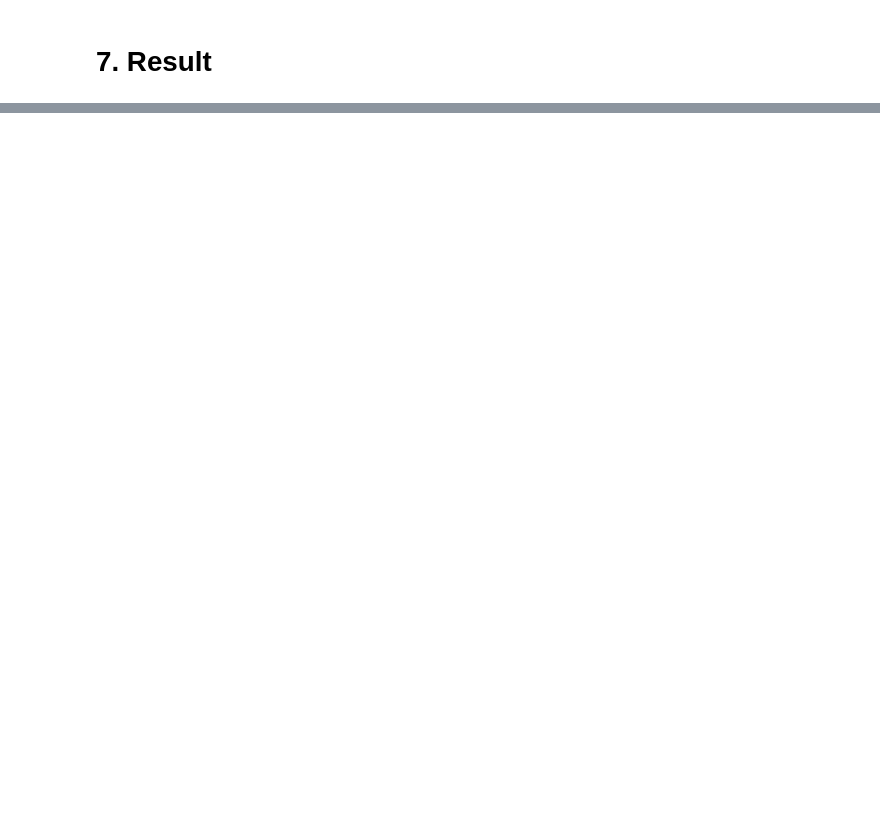
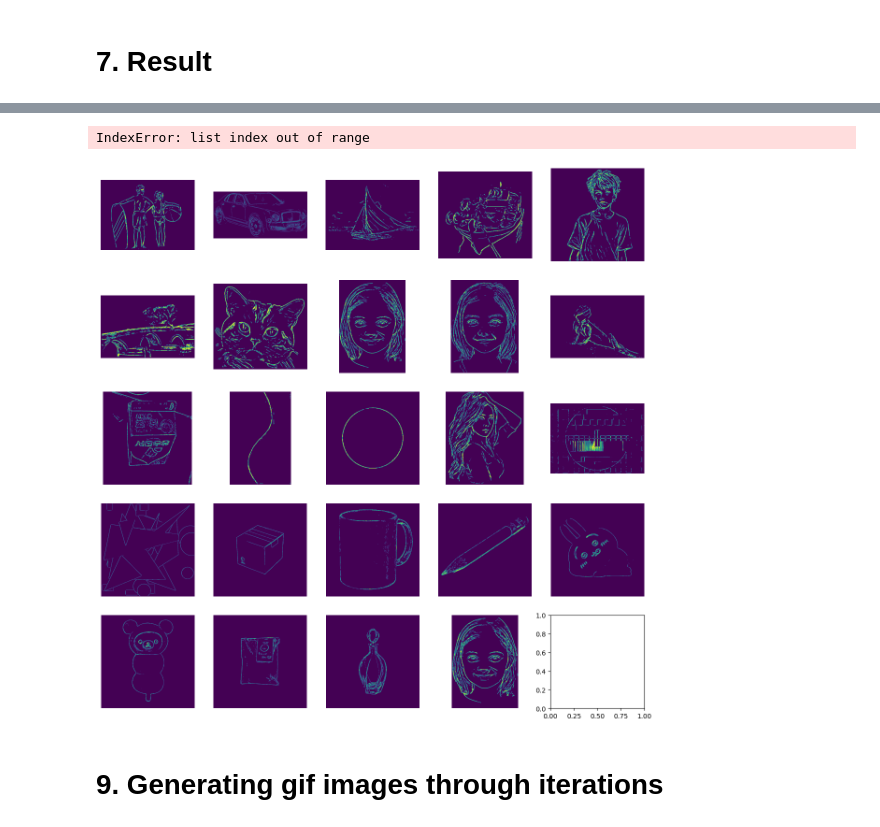
Before and after one commit to comeeasy/VTFSketch, a Jupyter notebook: train3.ipynb, the cells around one changed output, grey strips where cells are left out. Saved outputs shown, nothing was run; the diff lists cells and outputs as text; code cells hidden in the pictures; blank space fills up the shorter version.

```diff
--- a/train3.ipynb
+++ b/train3.ipynb
@@ -234,0 +344,14 @@ plt.axis("off")
+# %%
+# 서브플롯 생성 및 이미지 표시 (위와 동일)
+fig, axes = plt.subplots(nrows=5, ncols=5, figsize=(15, 15))
+for idx, ax in enumerate(axes.flat):
+    ax.imshow(results_90[idx])
+    ax.axis('off')
+
+plt.tight_layout()
+plt.show()
+# %% [output]
+IndexError: list index out of range
+[figure, added]
+# %% [markdown]
+# 9. Generating gif images through iterations
```
Also changed, not shown: parts of 30 cells of this notebook.
